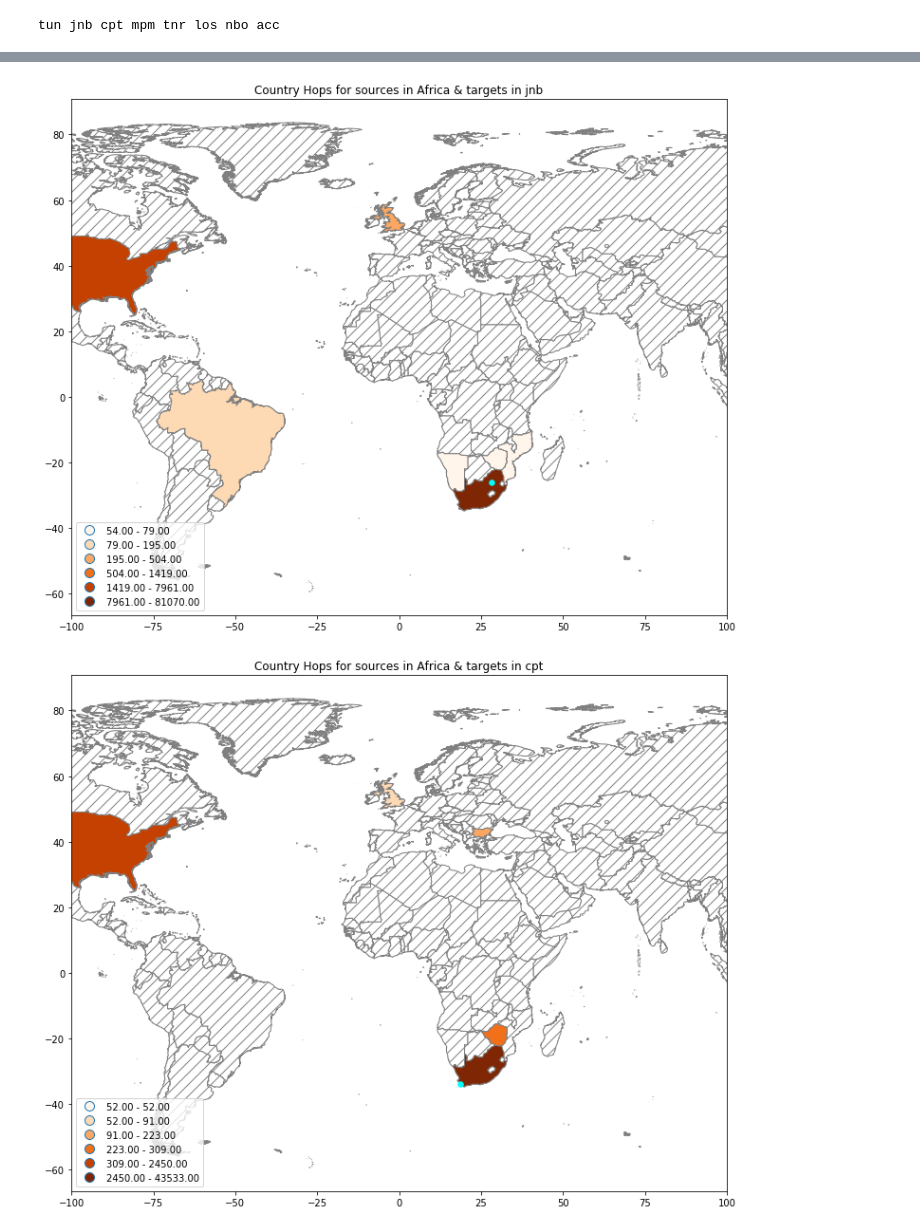
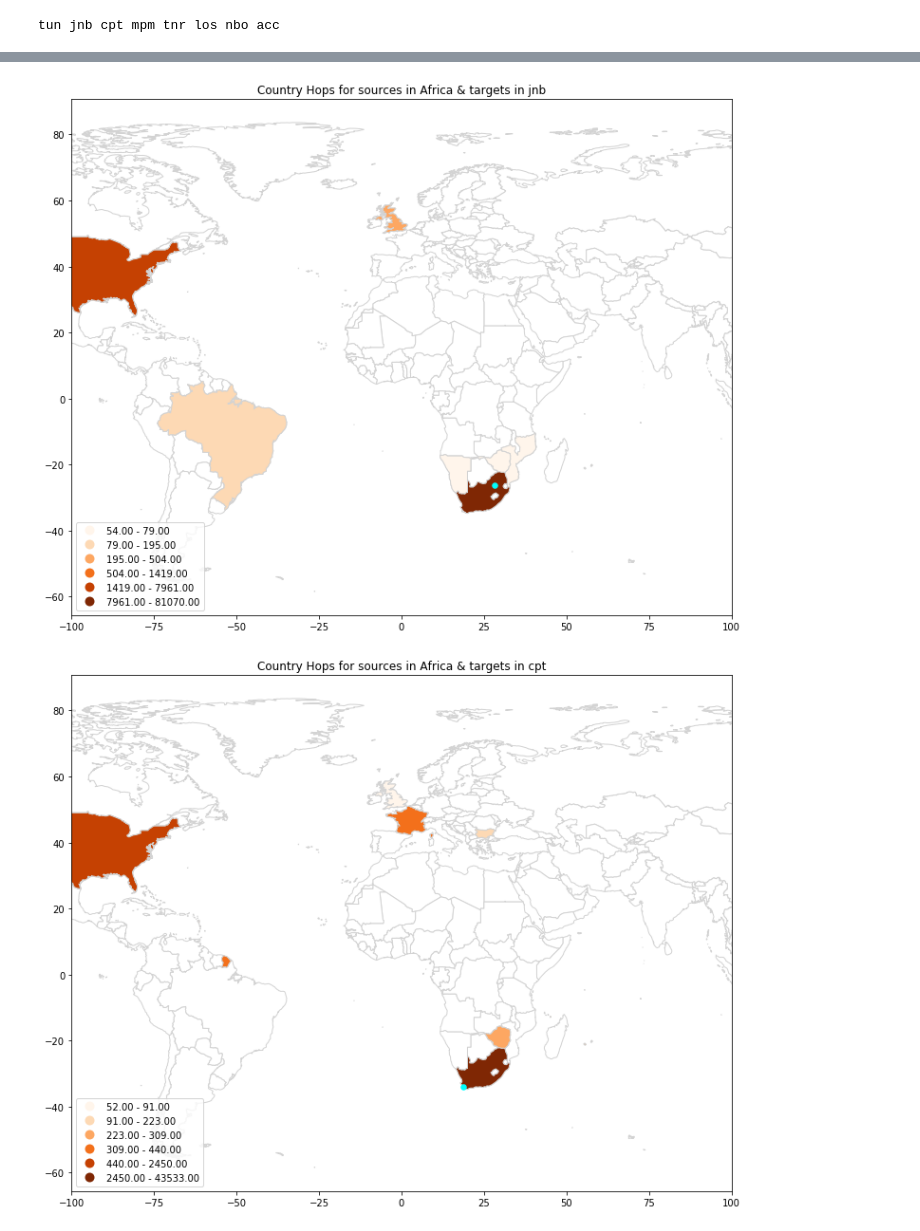
Before and after one commit to m-lab/website, a Jupyter notebook: notebooks/exploring-african-internet.ipynb, the cells around one changed output, grey strips where cells are left out. Drawn from its saved outputs; the diff is of its cells as text; code cells hidden in the pictures.

Commit message:
Load worldmap data dynamically (with more data) (#413)
* Load worldmap data dynamically (with more data)
* Use light grey borders everywhere
* Remove hatch marks

```diff
--- a/notebooks/exploring-african-internet.ipynb
+++ b/notebooks/exploring-african-internet.ipynb
@@ -105,16 +94,16 @@ def run_query(query, project='measurement-lab'):
     return pd.DataFrame(results)
 # %%
 # Load shape data.
-globe_raw = gpd.read_file(country_shapes)
+globe_raw = gpd.read_file(worldmap_url)
 
 # Select the global information (except Antarctica).
-globe = globe_raw[['ISO_A2', 'CONTINENT', 'geometry']].to_crs('+proj=longlat')
-globe = globe[globe.CONTINENT != 'Antarctica']
+globe = globe_raw[['iso_a2', 'continent', 'geometry']].to_crs('+proj=longlat')
+globe = globe[globe.continent != 'Antarctica']
 # Add a new column with a default value of zero to show countries without data.
 globe['default'] = 0
 
 # Select only Africa.
-africa = globe[globe.CONTINENT == 'Africa'].copy()
+africa = globe[globe.continent == 'Africa'].copy()
 africa['default'] = 0
 africa.sample(5)
 # %% [output]
@@ -184,5 +173,5 @@ rates_df.sample(5)
 # %%
 # Merge the africa dataframe with the rates_df using the 2-letter country codes in both.
-rates_merged = africa.merge(rates_df, left_on='ISO_A2', right_on='country_code')
+rates_merged = africa.merge(rates_df, left_on='iso_a2', right_on='country_code')
 rates_merged.sample(5)
 # %% [output]
@@ -210,7 +199,7 @@ While the map above highlights countries where *users* are running NDT tests, it
 To add M-Lab server locations to the map, next we will load the M-Lab site configuration for Africa.
 # %%
 # Download the M-Lab site configuration.
-response = urllib2.urlopen(mlab_sites_config)
+response = urllib2.urlopen(mlab_sites_url)
 sites = json.loads(response.read())
 
 # Collect all sites in Africa, creating a geometry.Point for each one.
@@ -248,14 +237,14 @@ _ = ax1.set_title('NDT Test Counts and M-Lab Metro Locations')
 # %%
 f, ax = plt.subplots(1, 2, figsize=figsize)
 
-ax0 = africa.plot(ax=ax[0], column='default', color='white', edgecolor='grey', figsize=figsize, hatch="//")
+ax0 = africa.plot(ax=ax[0], column='default', color='white', edgecolor='lightgrey', figsize=figsize)
 ax1 = rates_merged.plot(ax=ax0, column='count', cmap='Blues', scheme='Fisher_Jenks',
-                        k=colors, legend=True, legend_kwds={"loc": 3}, edgecolor='grey')
+                        k=colors, legend=True, legend_kwds={"loc": 3}, edgecolor='lightgrey')
 africa_locations.plot(ax=ax1, color='red', markersize=20)
 
-ax0 = africa.plot(ax=ax[1], column='default', color='white', edgecolor='grey', figsize=figsize, hatch="//")
+ax0 = africa.plot(ax=ax[1], column='default', color='white', edgecolor='lightgrey', figsize=figsize)
 ax2 = rates_merged.plot(ax=ax0, column='download_Mbps', cmap='Greens', scheme='Fisher_Jenks',
-                        k=colors, legend=True, legend_kwds={"loc": 3}, edgecolor='grey')
+                        k=colors, legend=True, legend_kwds={"loc": 3}, edgecolor='lightgrey')
 africa_locations.plot(ax=ax2, color='red', markersize=20)
 
 _ = ax1.set_title('Test Counts')
@@ -305,11 +294,11 @@ for metro in african_metros:
         print "Skipping %s" % metro
         continue
 
-    hops_merged = globe.merge(df_hops[metro], left_on='ISO_A2', right_on='dest_country_code')
+    hops_merged = globe.merge(df_hops[metro], left_on='iso_a2', right_on='dest_country_code')
 
-    ax1 = globe.plot(column='default', color='white', edgecolor='grey', figsize=figsize, hatch="//")
+    ax1 = globe.plot(column='default', color='white', edgecolor='lightgrey', figsize=figsize)
     ax2 = hops_merged.plot(ax=ax1, column='hops', cmap='Oranges', scheme='Fisher_Jenks',
-                           k=6, legend=True, legend_kwds={"loc": 3}, edgecolor='grey')
+                           k=6, legend=True, legend_kwds={"loc": 3}, edgecolor='lightgrey')
     ax2.set_title('Country Hops for sources in Africa & targets in %s' % metro)
     africa_locations[africa_locations.metro == metro].plot(ax=ax2, color='cyan', markersize=30)
     ax2.set_xbound(-100, 100)
@@ -318,2 +307,2 @@ for metro in african_metros:
-[figure, old version]
+[figure, new version]
-[figure, old version]
+[figure, new version]
```
Also changed, not shown: parts of 9 cells of this notebook.
